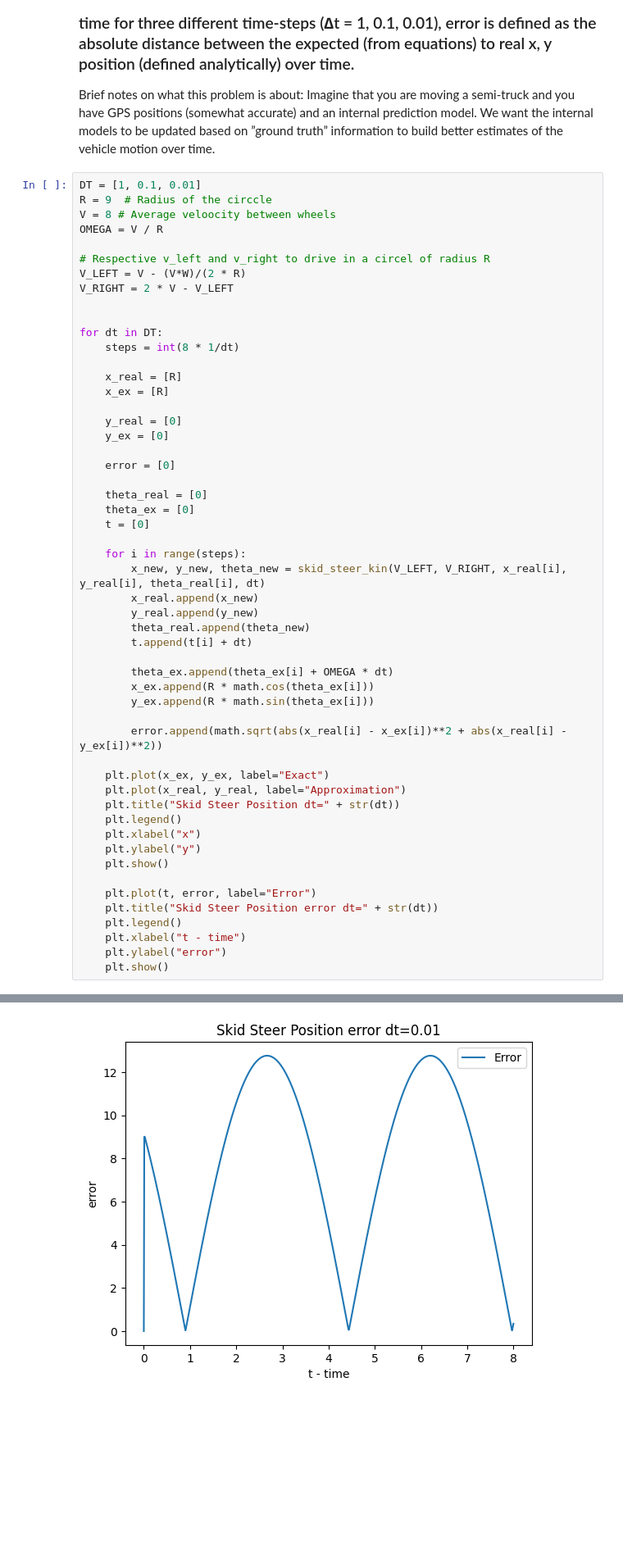
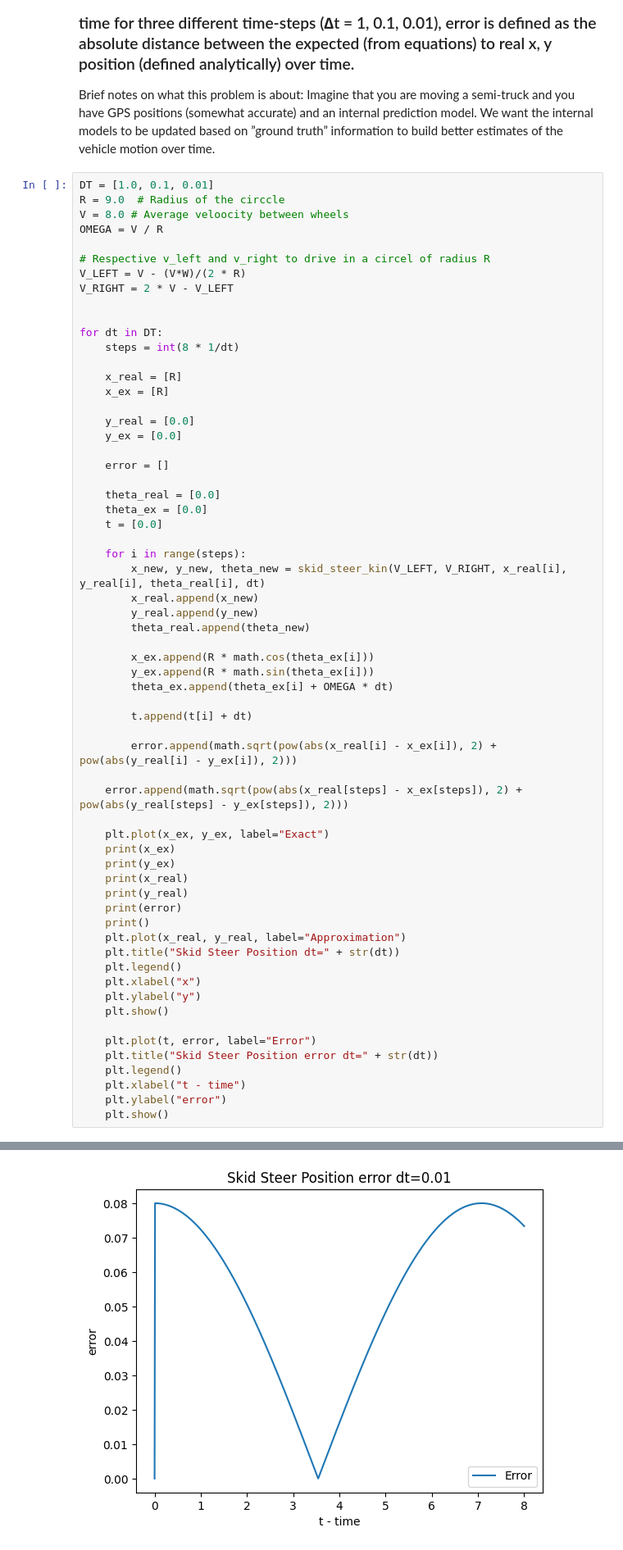
Before and after one commit to ActualTurtle/cs5510_midterm, a Jupyter notebook: 2_OpenLoopControl/2_OpenLoopControl.ipynb, the cells around one changed output, grey strips where cells are left out. Shown at 82% size. Cells and saved outputs as stored; diff of their text form; blank space fills up the shorter version.

Commit message:
Fixed error calculation

```diff
--- a/2_OpenLoopControl/2_OpenLoopControl.ipynb
+++ b/2_OpenLoopControl/2_OpenLoopControl.ipynb
@@ -145,9 +145,9 @@ plt.show()
 
 Brief notes on what this problem is about: Imagine that you are moving a semi-truck and you have GPS positions (somewhat accurate) and an internal prediction model. We want the internal models to be updated based on ”ground truth” information to build better estimates of the vehicle motion over time.
 # %%
-DT = [1, 0.1, 0.01]
-R = 9  # Radius of the circcle
-V = 8 # Average veloocity between wheels
+DT = [1.0, 0.1, 0.01]
+R = 9.0  # Radius of the circcle
+V = 8.0 # Average veloocity between wheels
 OMEGA = V / R
 
 # Respective v_left and v_right to drive in a circel of radius R
@@ -161,29 +161,38 @@ for dt in DT:
     x_real = [R]
     x_ex = [R]
 
-    y_real = [0]
-    y_ex = [0]
+    y_real = [0.0]
+    y_ex = [0.0]
 
-    error = [0]
+    error = []
 
-    theta_real = [0]
-    theta_ex = [0]
-    t = [0]
+    theta_real = [0.0]
+    theta_ex = [0.0]
+    t = [0.0]
 
     for i in range(steps):
         x_new, y_new, theta_new = skid_steer_kin(V_LEFT, V_RIGHT, x_real[i], y_real[i], theta_real[i], dt)
         x_real.append(x_new)
         y_real.append(y_new)
         theta_real.append(theta_new)
+
+        x_ex.append(R * math.cos(theta_ex[i]))
+        y_ex.append(R * math.sin(theta_ex[i]))
+        theta_ex.append(theta_ex[i] + OMEGA * dt)
+
         t.append(t[i] + dt)
 
-        theta_ex.append(theta_ex[i] + OMEGA * dt)
-        x_ex.append(R * math.cos(theta_ex[i]))
-        y_ex.append(R * math.sin(theta_ex[i]))
+        error.append(math.sqrt(pow(abs(x_real[i] - x_ex[i]), 2) + pow(abs(y_real[i] - y_ex[i]), 2)))
 
-        error.append(math.sqrt(abs(x_real[i] - x_ex[i])**2 + abs(x_real[i] - y_ex[i])**2))
+    error.append(math.sqrt(pow(abs(x_real[steps] - x_ex[steps]), 2) + pow(abs(y_real[steps] - y_ex[steps]), 2)))
 
     plt.plot(x_ex, y_ex, label="Exact")
+    print(x_ex)
+    print(y_ex)
+    print(x_real)
+    print(y_real)
+    print(error)
+    print()
     plt.plot(x_real, y_real, label="Approximation")
     plt.title("Skid Steer Position dt=" + str(dt))
     plt.legend()
@@ -205,2 +229,2 @@ for dt in DT:
 [figure]
-[figure, old version]
+[figure, new version]
```
Also changed, not shown: parts of 1 cell of this notebook.
